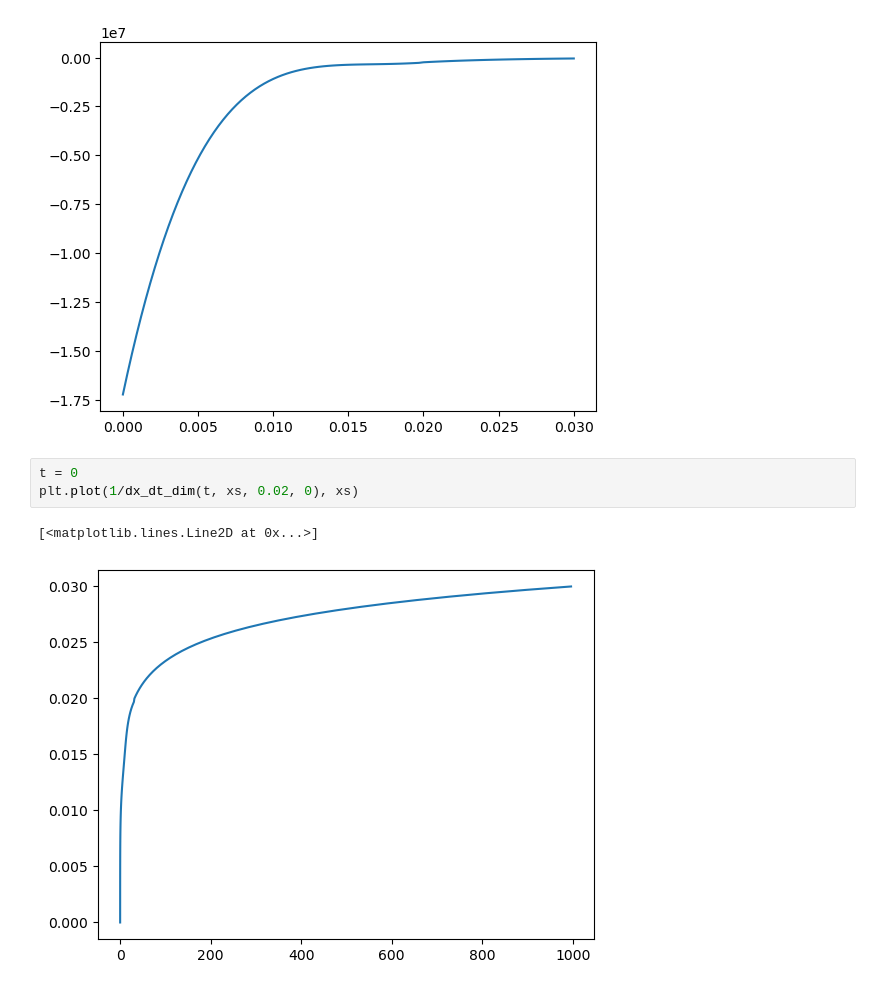
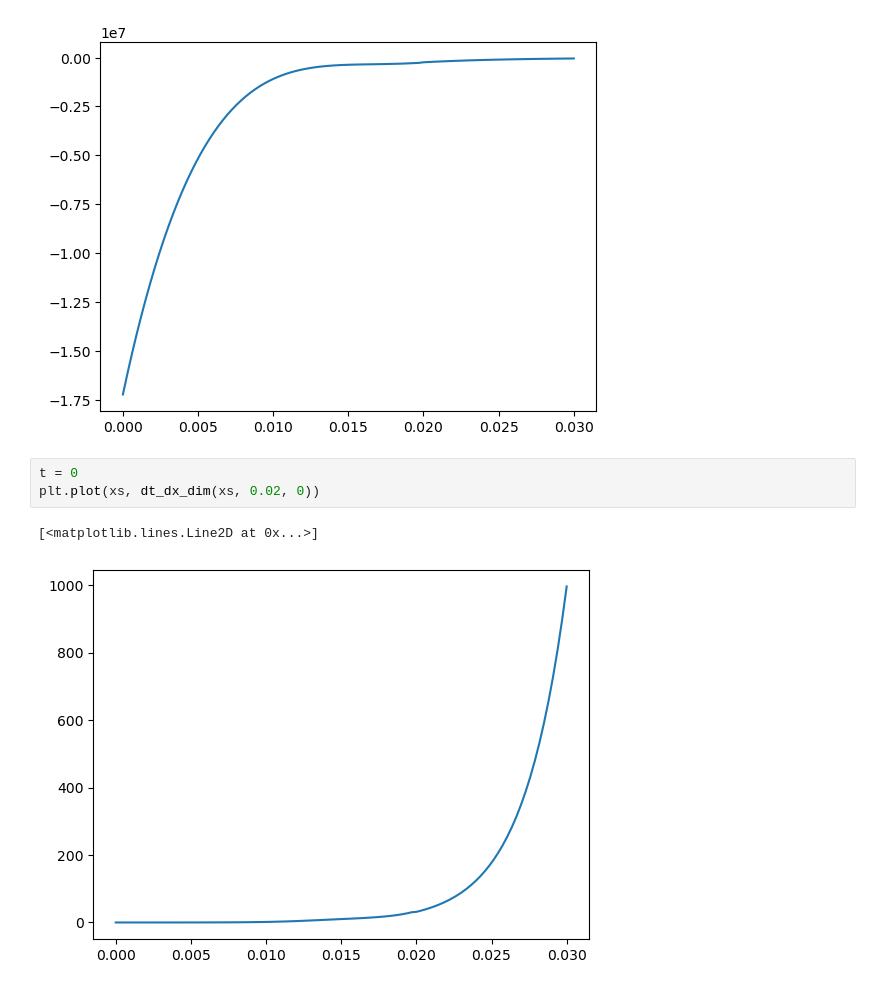
Before and after one commit to rahavdayan/pinns-model, a Jupyter notebook: src/ferrofluid/testing.ipynb, the cells around one changed output. Cells and saved outputs as stored; diff of their text form.

```diff
--- a/src/ferrofluid/testing.ipynb
+++ b/src/ferrofluid/testing.ipynb
@@ -35,7 +36,7 @@ plt.plot(xs, dH_dx(xs, 0.02))
 [figure]
 # %%
 t = 0
-plt.plot(1/dx_dt_dim(t, xs, 0.02, 0), xs)
+plt.plot(xs, dt_dx_dim(xs, 0.02, 0))
 # %% [output]
 [<matplotlib.lines.Line2D at 0x...>]
-[figure, old version]
+[figure, new version]
```
Also changed, not shown: parts of 3 cells of this notebook, 2 other files.
